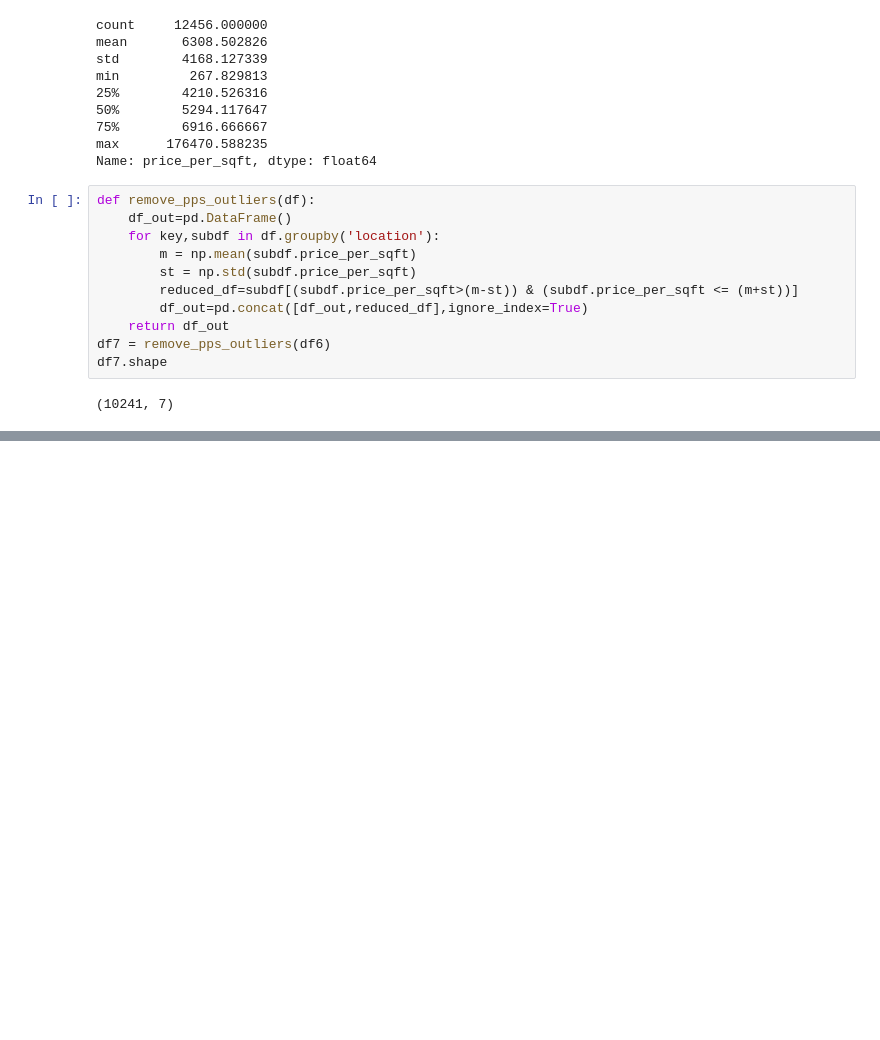
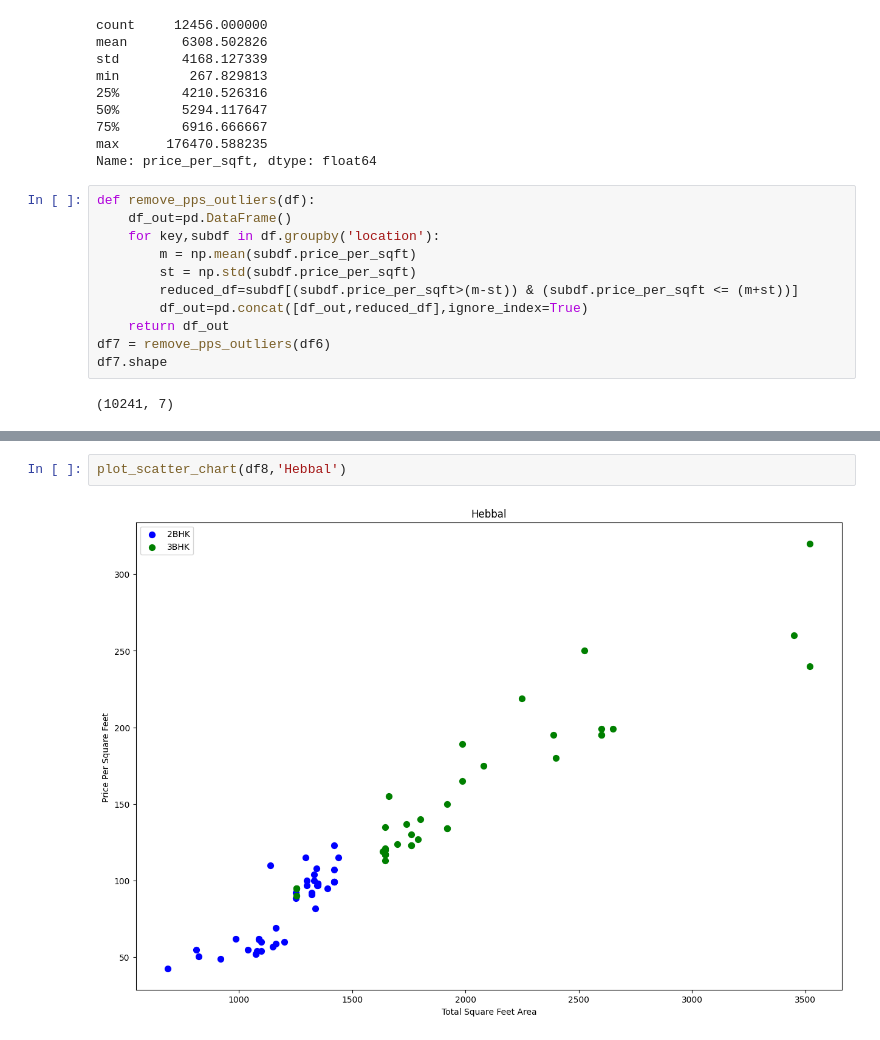
Before and after one commit to GlitchAyub/Real_estate-price-prediction, a Jupyter notebook: price_prediction-checkpoint.ipynb, the cells around one changed output, grey strips where cells are left out. Drawn from its saved outputs; the diff is of its cells as text; blank space fills up the shorter version.

```diff
--- a/price_prediction-checkpoint.ipynb
+++ b/price_prediction-checkpoint.ipynb
@@ -311,0 +330,4 @@ plot_scatter_chart(df7,'Rajaji Nagar')
+# %%
+plot_scatter_chart(df8,'Hebbal')
+# %% [output]
+[figure, added]
```
Also changed, not shown: parts of 9 cells of this notebook.
